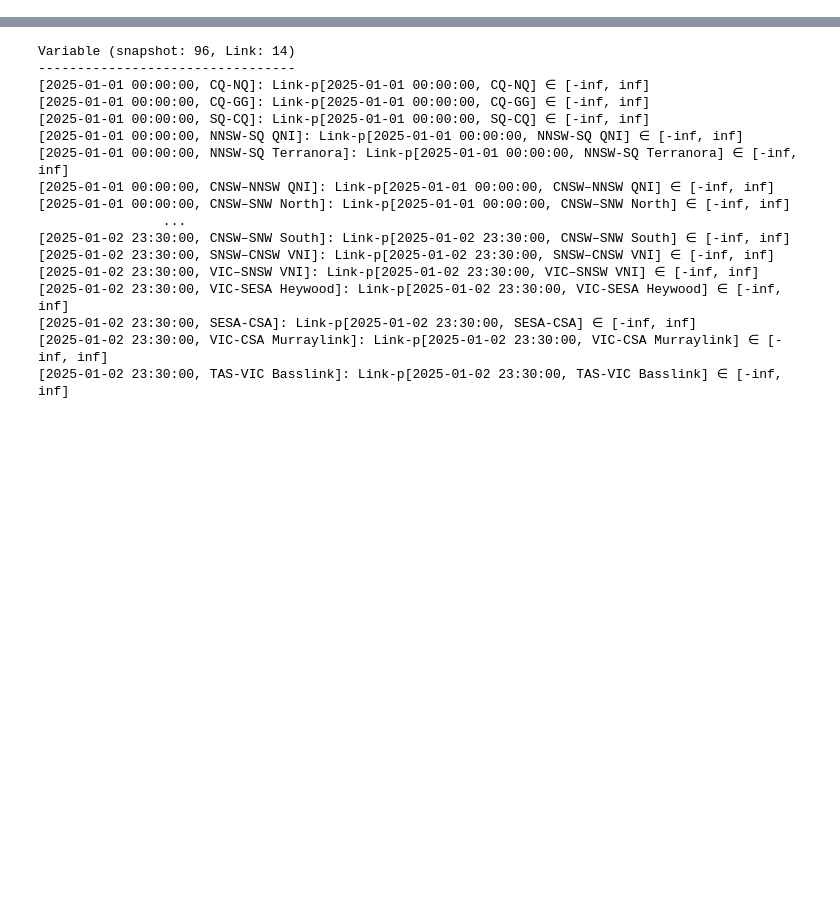
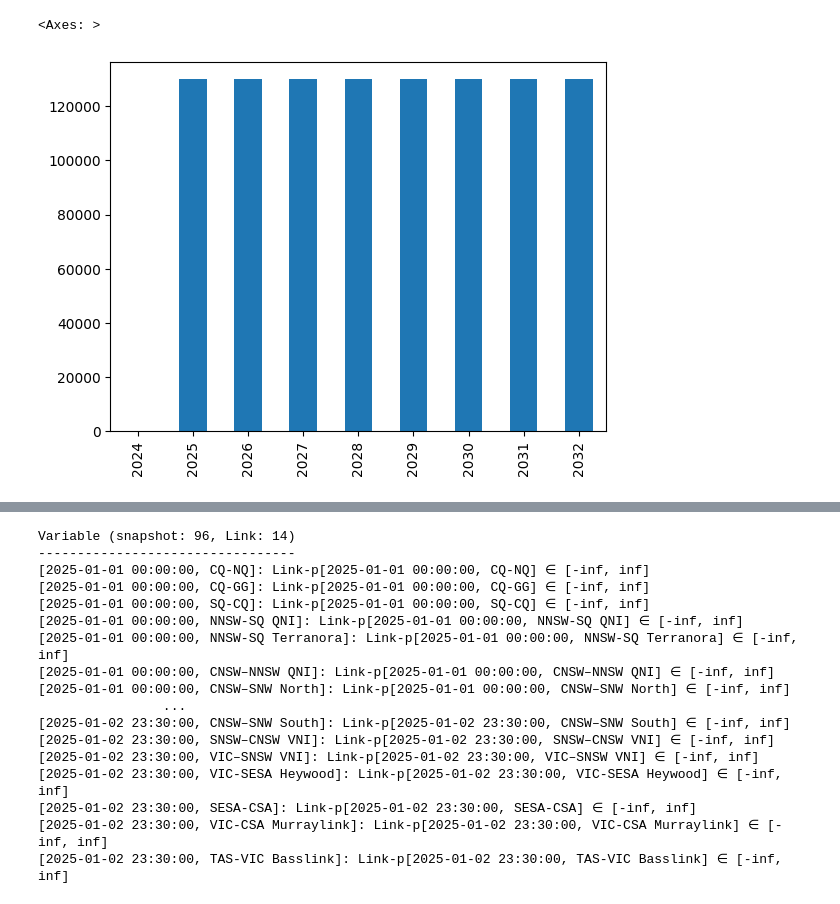
Before and after one commit to ArthurBond/AUS-CEM, a Jupyter notebook: scripts/build_test_network.ipynb, the cells around one changed output, grey strips where cells are left out. Saved outputs shown, nothing was run; the diff lists cells and outputs as text; code cells hidden in the pictures; blank space fills up the shorter version.

Commit message:
added data and network features

```diff
--- a/scripts/build_test_network.ipynb
+++ b/scripts/build_test_network.ipynb
@@ -154,0 +486,4 @@ network.links
+# %%
+network = pypsa.Network("../networks/isp24_v6_6h_transmission_losses.nc")
+network.statistics.optimal_capacity().div(1e3).sum().plot(kind="bar")
+# %% [output]
@@ -154,0 +492,2 @@ network.links
+<Axes: >
+[figure, added]
```
Also changed, not shown: parts of 62 cells of this notebook, 13 other files.
